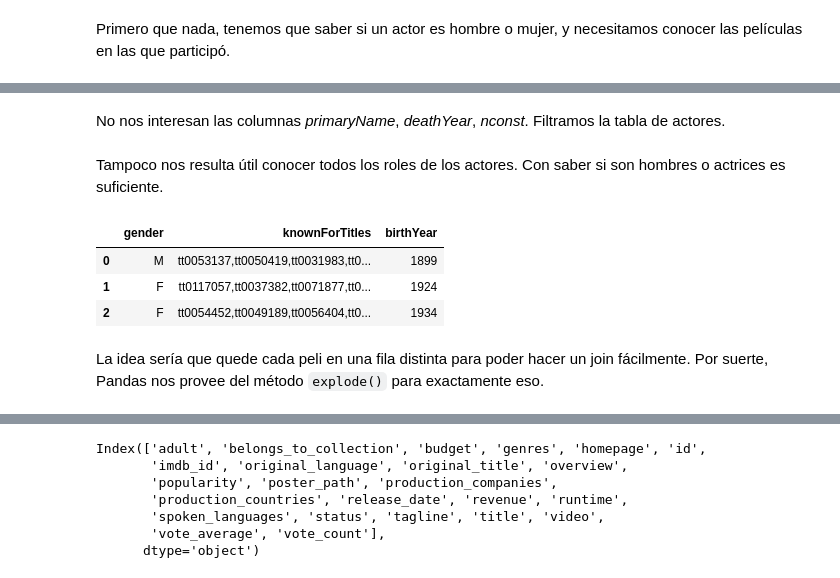
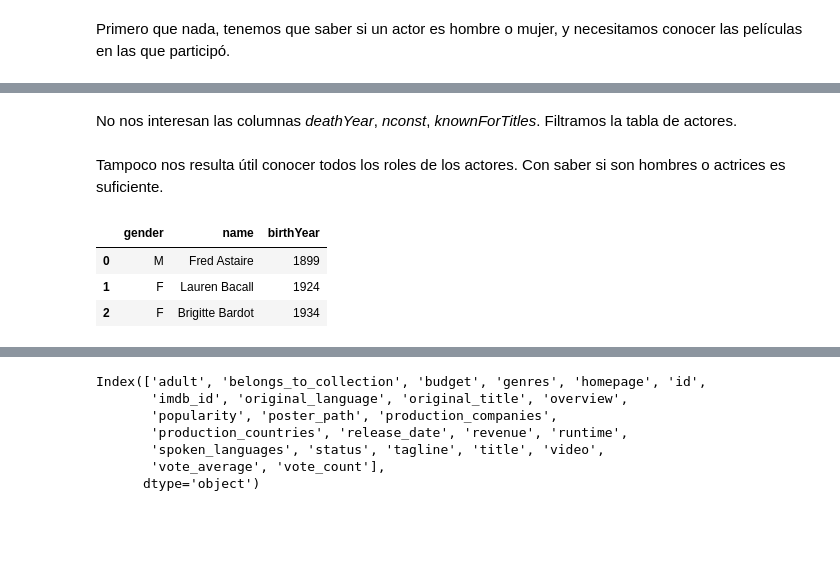
Before and after one commit to Nacho2904/orga_de_datos, a Jupyter notebook: tp_1.ipynb, the cells around one changed output, grey strips where cells are left out. Drawn from its saved outputs; the diff is of its cells as text; code cells hidden in the pictures; blank space fills up the shorter version.

````diff
--- a/tp_1.ipynb
+++ b/tp_1.ipynb
@@ -595,18 +615,17 @@ df_actors.head(3)
 # %% [markdown]
-No nos interesan las columnas *primaryName*, *deathYear*, *nconst*. Filtramos la tabla de actores.
+No nos interesan las columnas *deathYear*, *nconst*, *knownForTitles*. Filtramos la tabla de actores.
 # %%
-df_actors = df_actors[["primaryProfession", "knownForTitles", "birthYear"]]
+df_actors = df_actors[["primaryProfession", "primaryName", "birthYear"]]
+df_actors.columns = ["primaryProfession", "name", "birthYear"]
 # %% [markdown]
 Tampoco nos resulta útil conocer todos los roles de los actores. Con saber si son hombres o actrices es suficiente.
 # %%
 get_gender = lambda professions: 'F' if 'actress' in professions else 'M'
 df_actors["gender"] = df_actors["primaryProfession"].map(get_gender)
-df_actors_with_gender = df_actors[["gender", "knownForTitles", "birthYear"]]
+df_actors_with_gender = df_actors[["gender", "name", "birthYear"]]
 df_actors_with_gender.head(3)
 # %% [output]
-|  | gender | knownForTitles | birthYear |
-| 0 | M | tt0053137,tt0050419,tt0031983,tt0... | 1899 |
-| 1 | F | tt0117057,tt0037382,tt0071877,tt0... | 1924 |
-| 2 | F | tt0054452,tt0049189,tt0056404,tt0... | 1934 |
+|  | gender | name | birthYear |
+| 0 | M | Fred Astaire | 1899 |
+| 1 | F | Lauren Bacall | 1924 |
+| 2 | F | Brigitte Bardot | 1934 |
-# %% [markdown]
-La idea sería que quede cada peli en una fila distinta para poder hacer un join fácilmente. Por suerte, Pandas nos provee del método ```explode()``` para exactamente eso.
````
Also changed, not shown: parts of 27 cells of this notebook.
